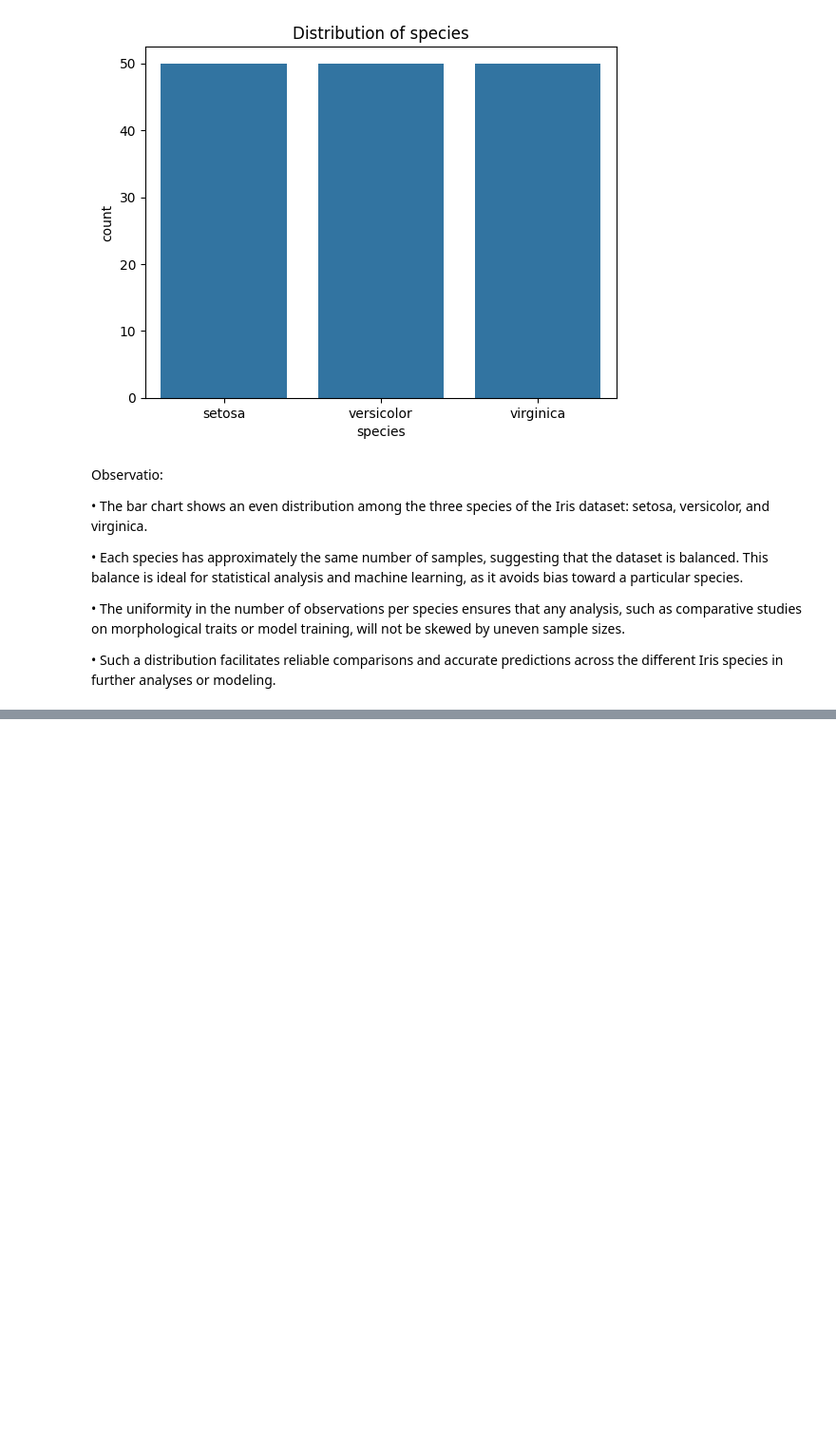
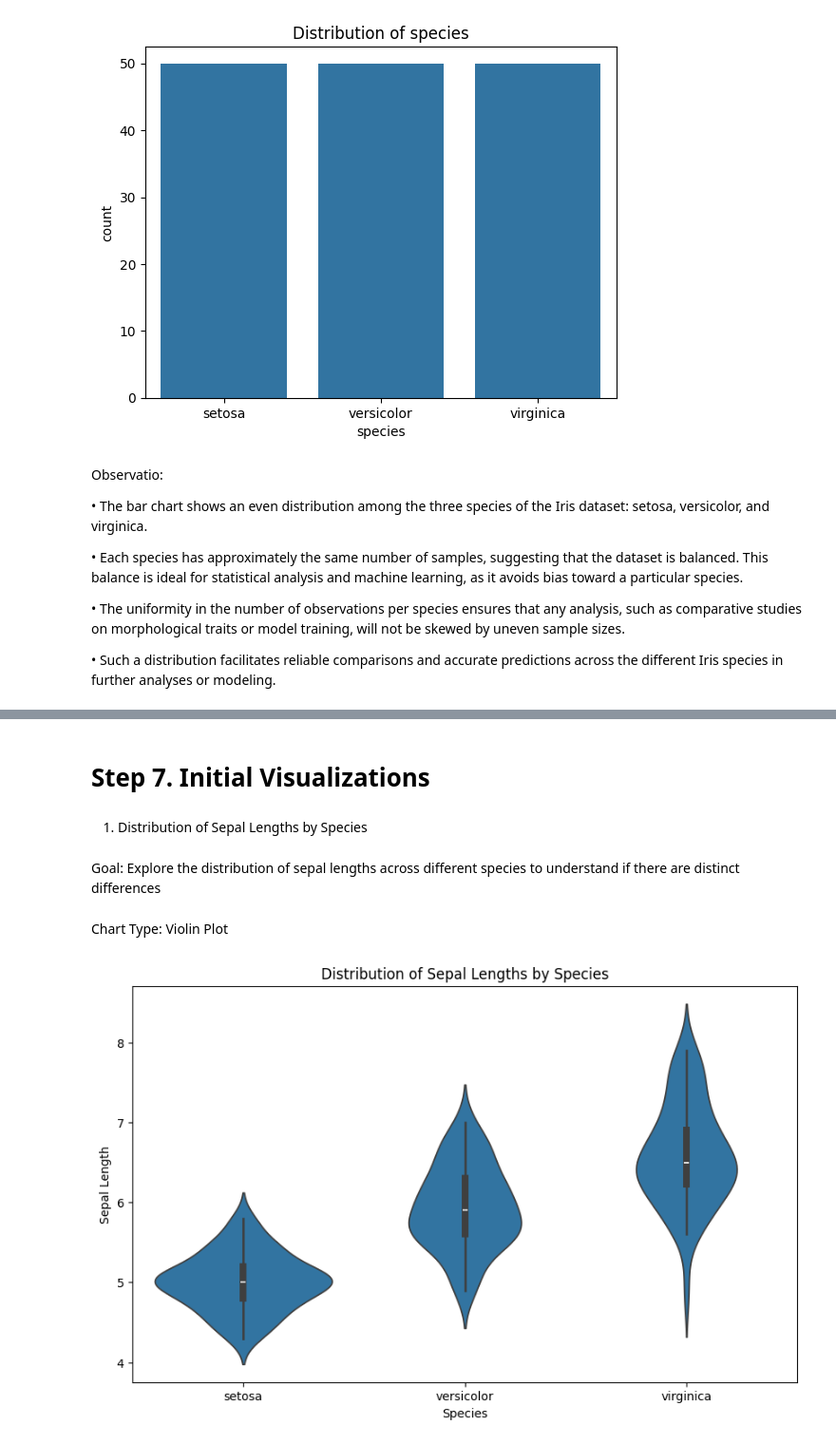
Before and after one commit to albertokabore/datafun-06-eda, a Jupyter notebook: Albertkabore_eda.ipynb, the cells around one changed output, grey strips where cells are left out. Shown: that part at 95% size. Drawn from its saved outputs; the diff is of its cells as text; code cells hidden in the pictures; blank space fills up the shorter version.

Commit message:
Complete project setup and initial analysis

```diff
--- a/Albertkabore_eda.ipynb
+++ b/Albertkabore_eda.ipynb
@@ -196,4 +171,0 @@ Aspect Ratios: Ratios of length to width for petals and sepals might also provid
-# %%
-df['petal_aspect_ratio'] = df['petal_length'] / df['petal_width']
-df['sepal_aspect_ratio'] = df['sepal_length'] / df['sepal_width']
-print(df['sepal_aspect_ratio'])
@@ -217,3 +171,0 @@ Encoding Species: If 'species' is a categorical string value and you're preparin
-# %%
-df['species_encoded'] = df['species'].astype('category').cat.codes
-print(df['species_encoded'])
@@ -235,3 +171,0 @@ Feature Engineering for Model Improvement
-# %%
-df['sepal_petal_length_interaction'] = df['sepal_length'] * df['petal_length']
-print(df['sepal_petal_length_interaction'])
@@ -313,0 +176,2 @@ In sum, the Iris dataset is more than just a collection of measurements—it's a
+# %%
+df.rename(columns={'species': 'flower_species'}, inplace=True)
@@ -313,0 +231,20 @@ In sum, the Iris dataset is more than just a collection of measurements—it's a
+# %% [markdown]
+# Step 7. Initial Visualizations
+# %% [markdown]
+1. Distribution of Sepal Lengths by Species
+# %% [markdown]
+Goal:
+Explore the distribution of sepal lengths across different species to understand if there are distinct differences
+# %% [markdown]
+Chart Type:
+Violin Plot
+# %%
+# Violin plot to show distribution of sepal lengths by species
+plt.figure(figsize=(10, 6))
+sns.violinplot(x='flower_species', y='sepal_length', data=df)
+plt.title('Distribution of Sepal Lengths by Species')
+plt.xlabel('Species')
+plt.ylabel('Sepal Length')
+plt.show()
+# %% [output]
+[figure, added]
```
Also changed, not shown: parts of 54 cells of this notebook, 1 other file.
